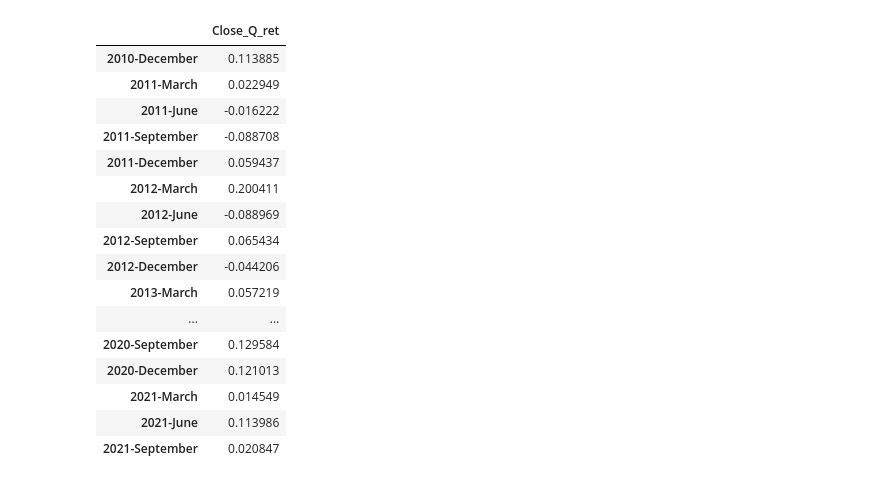
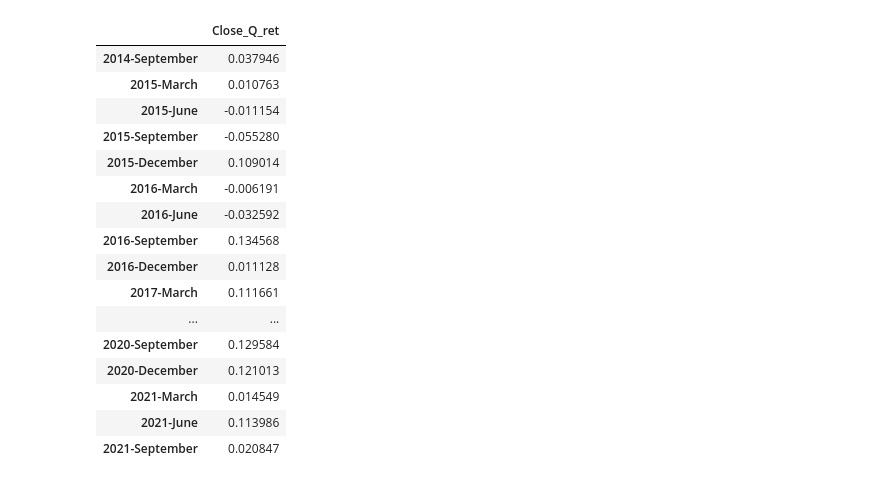
Before and after one commit to jbrttl/portfolio-analyst, a Jupyter notebook: notebooks/correlations.ipynb, the cells around one changed output. Cells and saved outputs as stored; diff of their text form; code cells hidden in the pictures.

```diff
--- a/notebooks/correlations.ipynb
+++ b/notebooks/correlations.ipynb
@@ -8,7 +8,7 @@ from utils import Dateconvert
 ticker = TickerAnalyst("TNOW.L",multi_ticker=False)
 hist = ticker.get_history()
 rets = ticker.get_returns()
-rets_m = ticker.get_returns('q').drop(columns='Close_cumul')
+rets_q = ticker.get_returns('q').drop(columns='Close_cumul')
 # %%
 ecb = ECBInterventions(['APP_breakdown_history.csv','tops_ltro.csv',
                    'tops_ot.csv','tops_mro.csv'])
@@ -17,22 +17,22 @@ app_vol = ecb.get_app_volume()
 omo = ecb.get_omo_trends()
 omo_pct = ecb.get_omo_pctchng()
 # %%
-indx = Dateconvert(rets_m.index).to_year_month()
-rets_m.index = indx
+indx = Dateconvert(rets_q.index).to_year_month()
+rets_q.index = indx
 # %%
-rets_m.dropna()
+rets_q[rets_q.index>'2014-October'].dropna()
 # %% [output]
 |  | Close_Q_ret |
-| 2010-December | 0.113885 |
-| 2011-March | 0.022949 |
-| 2011-June | -0.016222 |
-| 2011-September | -0.088708 |
-| 2011-December | 0.059437 |
-| 2012-March | 0.200411 |
-| 2012-June | -0.088969 |
-| 2012-September | 0.065434 |
-| 2012-December | -0.044206 |
-| 2013-March | 0.057219 |
+| 2014-September | 0.037946 |
+| 2015-March | 0.010763 |
+| 2015-June | -0.011154 |
+| 2015-September | -0.055280 |
+| 2015-December | 0.109014 |
+| 2016-March | -0.006191 |
+| 2016-June | -0.032592 |
+| 2016-September | 0.134568 |
+| 2016-December | 0.011128 |
+| 2017-March | 0.111661 |
 | ... | ... |
 | 2020-September | 0.129584 |
 | 2020-December | 0.121013 |
```
Also changed, not shown: parts of 5 cells of this notebook, 1 other file.
